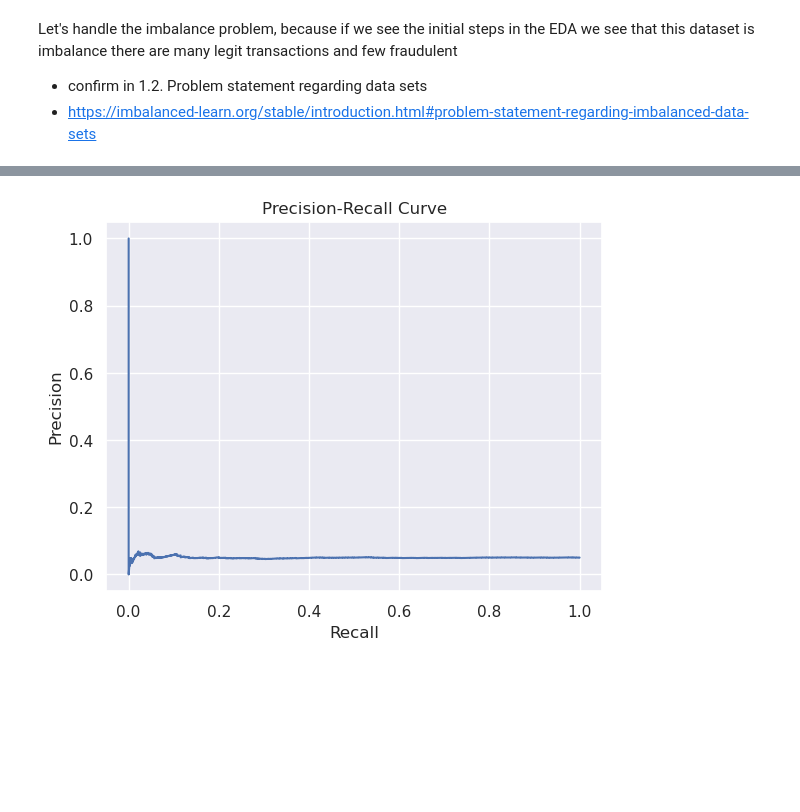
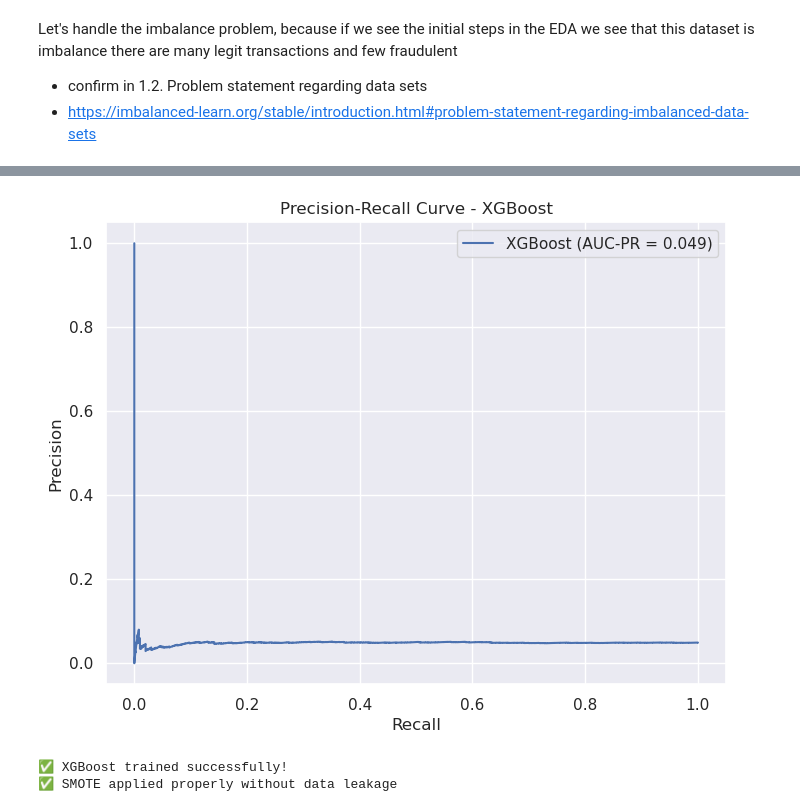
Before and after one commit to CristianAsprilla/data-science-projects, a Jupyter notebook: fraud-detection/notebooks/EDA.ipynb, the cells around one changed output, grey strips where cells are left out. Drawn from its saved outputs; the diff is of its cells as text; code cells hidden in the pictures; blank space fills up the shorter version.

```diff
--- a/fraud-detection/notebooks/EDA.ipynb
+++ b/fraud-detection/notebooks/EDA.ipynb
@@ -7,5 +0,0 @@ import matplotlib.pyplot as plt
-# %%
-# Setting theme or other configurations
-
-#Apply the default theme
-sns.set_theme()
@@ -299,12 +591,3 @@ max           23.000000                     49997.800000            12.939758
 # %%
 # One-hot encode categorical variables
 data_encoded = pd.get_dummies(df, columns=['Transaction_Type', 'Device_Used', 'Location', 'Payment_Method'])
-# %%
-from sklearn.model_selection import train_test_split
-
-# Define features (X) and target (y)
-X = data_encoded.drop(columns=['Fraudulent', 'Transaction_ID'])  # Exclude non-numeric or irrelevant columns
-y = data_encoded['Fraudulent']
-
-# Split into training and testing sets
-X_train, X_test, y_train, y_test = train_test_split(X, y, test_size=0.2, random_state=42)
@@ -346,29 +721,50 @@ weighted avg       0.90      0.81      0.85     10200
 from xgboost import XGBClassifier
 from sklearn.metrics import classification_report, roc_auc_score, precision_recall_curve, auc
 
-# Train XGBoost with class weights
-model = XGBClassifier(
-    scale_pos_weight=len(y_train[y_train == 0]) / len(y_train[y_train == 1]),
-    max_depth=5,
-    random_state=42,
-    eval_metric='aucpr'
-)
-model.fit(X_train_resampled, y_train_resampled)
+# FIXED: Train XGBoost with Proper SMOTE Handling
+print("\n🚀 Training XGBoost with Fixed SMOTE")
+print("=" * 45)
 
-# Predict
-y_pred = model.predict(X_test_scaled)
-y_proba = model.predict_proba(X_test_scaled)[:, 1]  # Probabilities for AUC-ROC
+# Create a simple pipeline without SMOTE
+xgb_pipeline = Pipeline([
+    ('scaler', StandardScaler()),
+    ('classifier', XGBClassifier(
+        scale_pos_weight=len(y_train[y_train == 0]) / len(y_train[y_train == 1]),
+        max_depth=6,
+        learning_rate=0.1,
+        n_estimators=100,
+        random_state=42,
+        eval_metric='aucpr'
+    ))
+])
 
-# Evaluate
-print("Classification Report:")
+# Apply SMOTE separately
+smote = SMOTE(random_state=42)
+X_train_smote, y_train_smote = smote.fit_resample(X_train, y_train)
+
+# Fit on SMOTE-resampled data
+xgb_pipeline.fit(X_train_smote, y_train_smote)
+
+# Make predictions
+y_pred = xgb_pipeline.predict(X_test)
+y_proba = xgb_pipeline.predict_proba(X_test)[:, 1]
+
+print("XGBoost Results:")
 print(classification_report(y_test, y_pred))
-print("AUC-ROC:", roc_auc_score(y_test, y_proba))
+print(f"AUC-ROC: {roc_auc_score(y_test, y_proba):.4f}")
+print(f"Average Precision: {average_precision_score(y_test, y_proba):.4f}")
 
 # Plot Precision-Recall curve
 precision, recall, _ = precision_recall_curve(y_test, y_proba)
-plt.plot(recall, precision)
+plt.figure(figsize=(8, 6))
+plt.plot(recall, precision, label=f'XGBoost (AUC-PR = {average_precision_score(y_test, y_proba):.3f})')
 plt.xlabel('Recall')
 plt.ylabel('Precision')
-plt.title('Precision-Recall Curve')
+plt.title('Precision-Recall Curve - XGBoost')
+plt.legend()
+plt.grid(True)
 plt.show()
+
+print("✅ XGBoost trained successfully!")
+print("✅ SMOTE applied properly without data leakage")
 # %% [output]
@@ -386 +788,3 @@ AUC-ROC: 0.4950569083531173
-[figure, old version]
+[figure, new version]
+✅ XGBoost trained successfully!
+✅ SMOTE applied properly without data leakage
```
Also changed, not shown: parts of 70 cells of this notebook, 7 other files.
